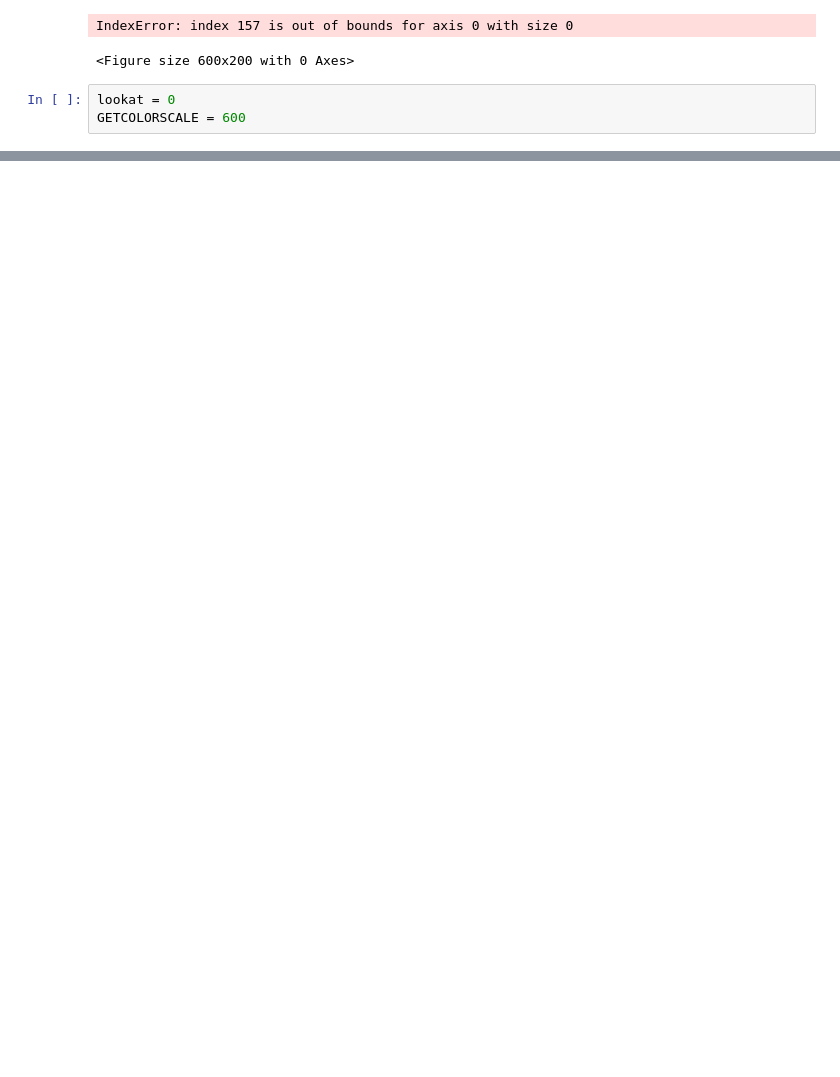
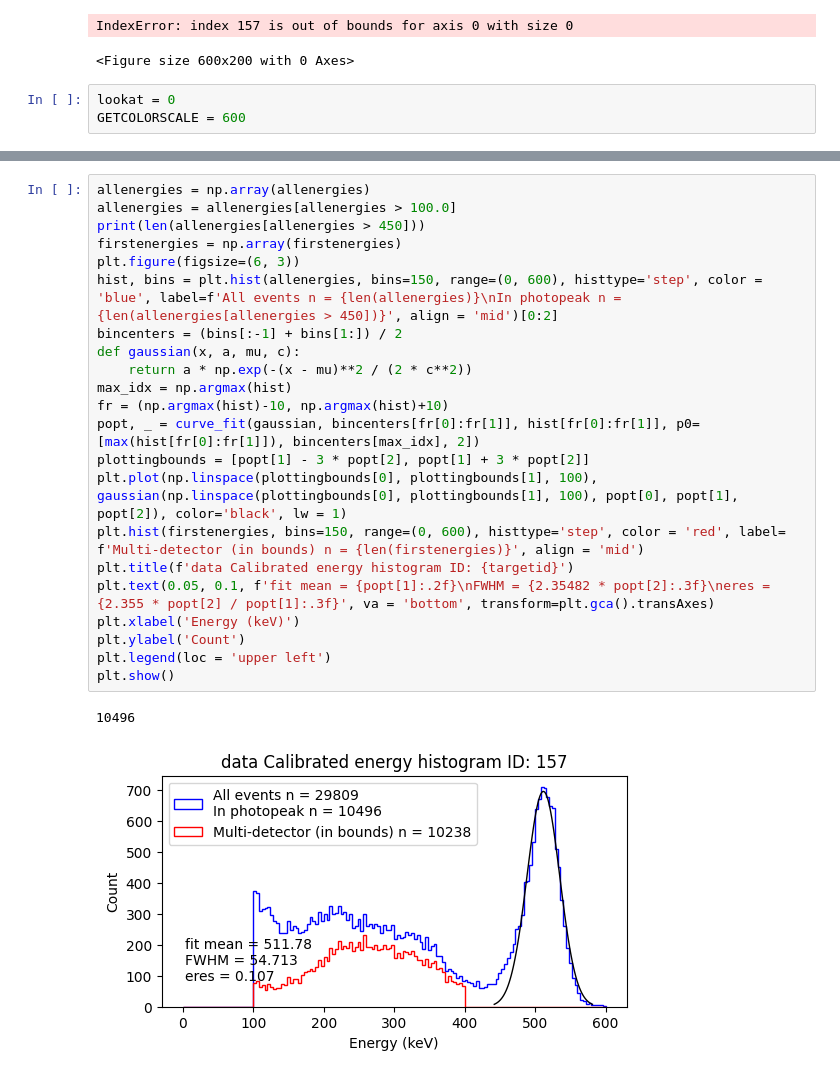
Before and after one commit to chenkale/TPPTComptonReconstruction, a Jupyter notebook: singlesanalysis.ipynb, the cells around one changed output, grey strips where cells are left out. Drawn from its saved outputs; the diff is of its cells as text; blank space fills up the shorter version.

```diff
--- a/singlesanalysis.ipynb
+++ b/singlesanalysis.ipynb
@@ -469,0 +476,25 @@ array([24.8757451 , 26.17271517, 25.56437103, 25.21294707, 25.55575069,
+# %%
+allenergies = np.array(allenergies)
+allenergies = allenergies[allenergies > 100.0]
+print(len(allenergies[allenergies > 450]))
+firstenergies = np.array(firstenergies)
+plt.figure(figsize=(6, 3))
+hist, bins = plt.hist(allenergies, bins=150, range=(0, 600), histtype='step', color = 'blue', label=f'All events n = {len(allenergies)}\nIn photopeak n = {len(allenergies[allenergies > 450])}', align = 'mid')[0:2]
+bincenters = (bins[:-1] + bins[1:]) / 2
+def gaussian(x, a, mu, c):
+    return a * np.exp(-(x - mu)**2 / (2 * c**2))
+max_idx = np.argmax(hist)
+fr = (np.argmax(hist)-10, np.argmax(hist)+10)
+popt, _ = curve_fit(gaussian, bincenters[fr[0]:fr[1]], hist[fr[0]:fr[1]], p0=[max(hist[fr[0]:fr[1]]), bincenters[max_idx], 2])
+plottingbounds = [popt[1] - 3 * popt[2], popt[1] + 3 * popt[2]]
+plt.plot(np.linspace(plottingbounds[0], plottingbounds[1], 100), gaussian(np.linspace(plottingbounds[0], plottingbounds[1], 100), popt[0], popt[1], popt[2]), color='black', lw = 1)
+plt.hist(firstenergies, bins=150, range=(0, 600), histtype='step', color = 'red', label= f'Multi-detector (in bounds) n = {len(firstenergies)}', align = 'mid')
+plt.title(f'data Calibrated energy histogram ID: {targetid}')
+plt.text(0.05, 0.1, f'fit mean = {popt[1]:.2f}\nFWHM = {2.35482 * popt[2]:.3f}\neres = {2.355 * popt[2] / popt[1]:.3f}', va = 'bottom', transform=plt.gca().transAxes)
+plt.xlabel('Energy (keV)')
+plt.ylabel('Count')
+plt.legend(loc = 'upper left')
+plt.show()
+# %% [output]
+10496
+[figure, added]
```
Also changed, not shown: parts of 14 cells of this notebook, 11 other files.
